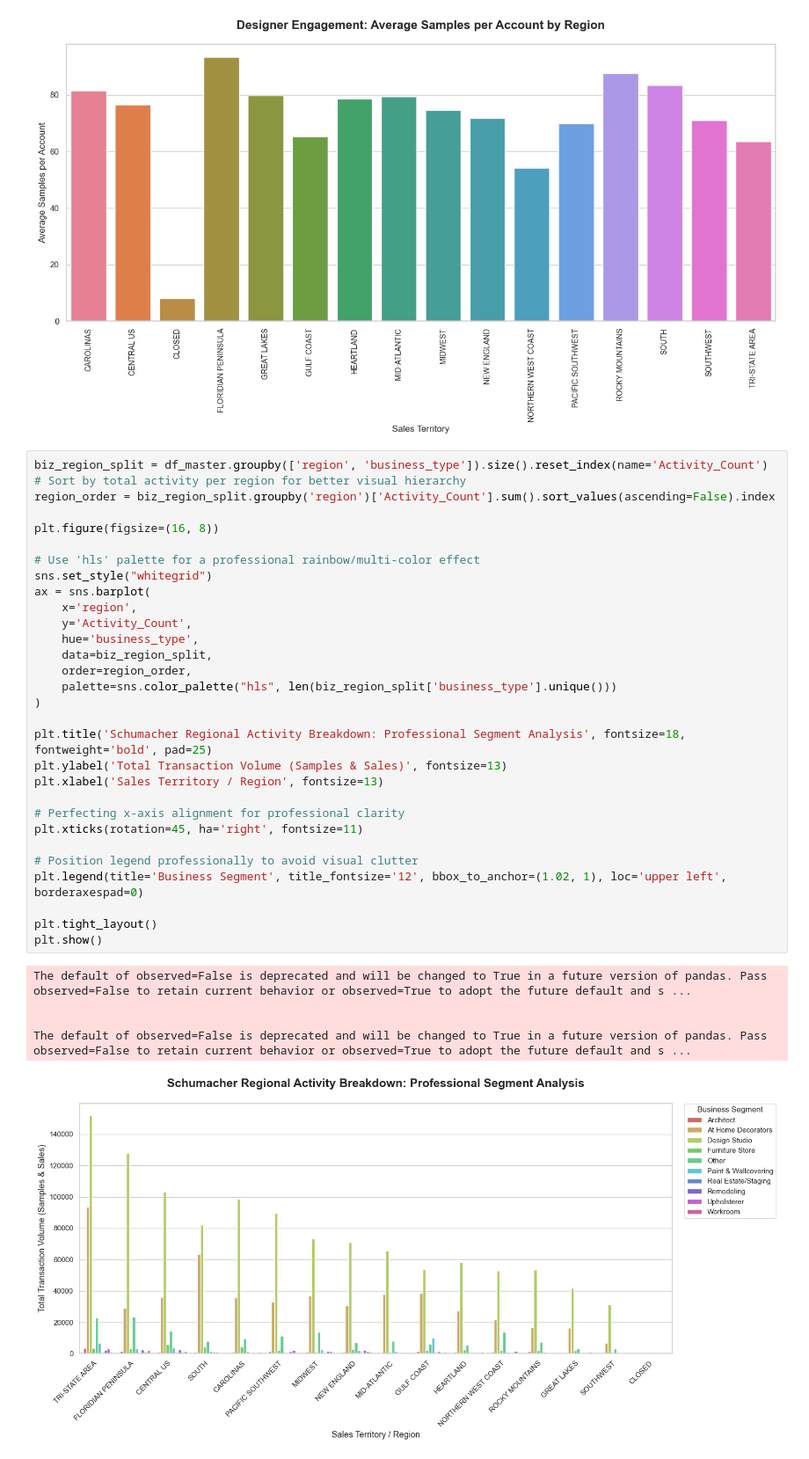
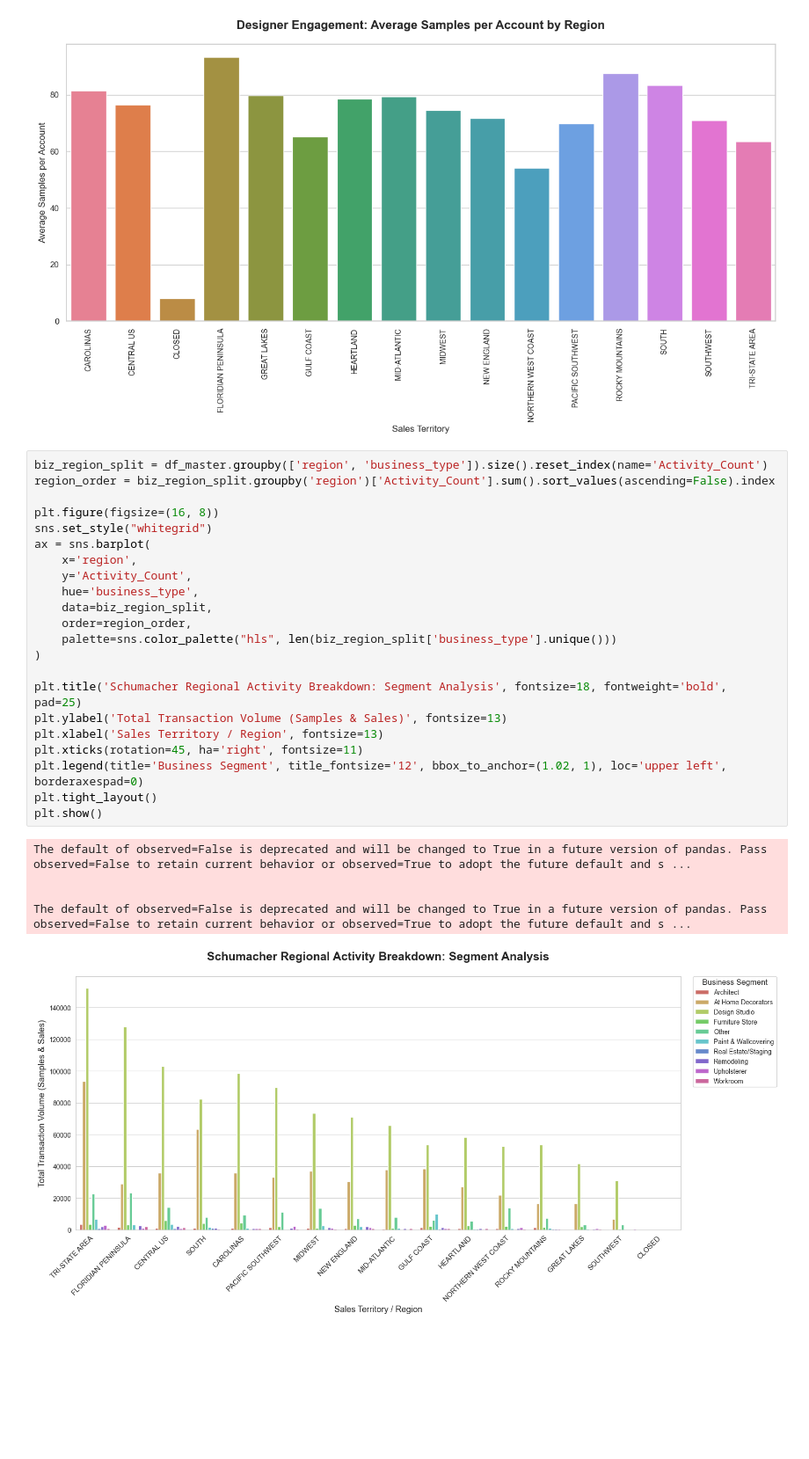
Before and after one commit to Avinash-patnaik/schumacher-customer-segmentation, a Jupyter notebook: notebooks/03_conversion_analysis.ipynb, the cells around one changed output. Shown at 88% size. Saved outputs shown, nothing was run; the diff lists cells and outputs as text; blank space fills up the shorter version.

```diff
--- a/notebooks/03_conversion_analysis.ipynb
+++ b/notebooks/03_conversion_analysis.ipynb
@@ -303,37 +315,29 @@ Passing `palette` without assigning `hue` is deprecated and will be removed in v
 [figure]
 # %%
 biz_region_split = df_master.groupby(['region', 'business_type']).size().reset_index(name='Activity_Count')
-# Sort by total activity per region for better visual hierarchy
 region_order = biz_region_split.groupby('region')['Activity_Count'].sum().sort_values(ascending=False).index
 
 plt.figure(figsize=(16, 8))
-
-# Use 'hls' palette for a professional rainbow/multi-color effect
 sns.set_style("whitegrid")
 ax = sns.barplot(
     x='region',
     y='Activity_Count',
     hue='business_type',
     data=biz_region_split,
     order=region_order,
     palette=sns.color_palette("hls", len(biz_region_split['business_type'].unique()))
 )
 
-plt.title('Schumacher Regional Activity Breakdown: Professional Segment Analysis', fontsize=18, fontweight='bold', pad=25)
+plt.title('Schumacher Regional Activity Breakdown: Segment Analysis', fontsize=18, fontweight='bold', pad=25)
 plt.ylabel('Total Transaction Volume (Samples & Sales)', fontsize=13)
 plt.xlabel('Sales Territory / Region', fontsize=13)
-
-# Perfecting x-axis alignment for professional clarity
 plt.xticks(rotation=45, ha='right', fontsize=11)
-
-# Position legend professionally to avoid visual clutter
 plt.legend(title='Business Segment', title_fontsize='12', bbox_to_anchor=(1.02, 1), loc='upper left', borderaxespad=0)
-
 plt.tight_layout()
 plt.show()
 # %% [output]
 The default of observed=False is deprecated and will be changed to True in a future version of pandas. Pass observed=False to retain current behavior or observed=True to adopt the future default and s ...
 
 
 The default of observed=False is deprecated and will be changed to True in a future version of pandas. Pass observed=False to retain current behavior or observed=True to adopt the future default and s ...
-[figure, old version]
+[figure, new version]
```
Also changed, not shown: parts of 2 cells of this notebook.
